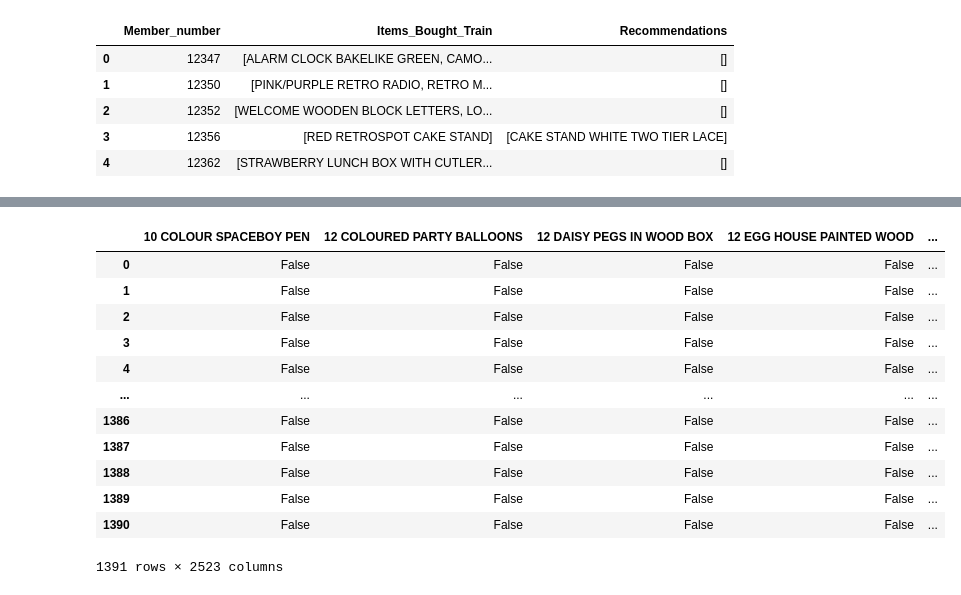
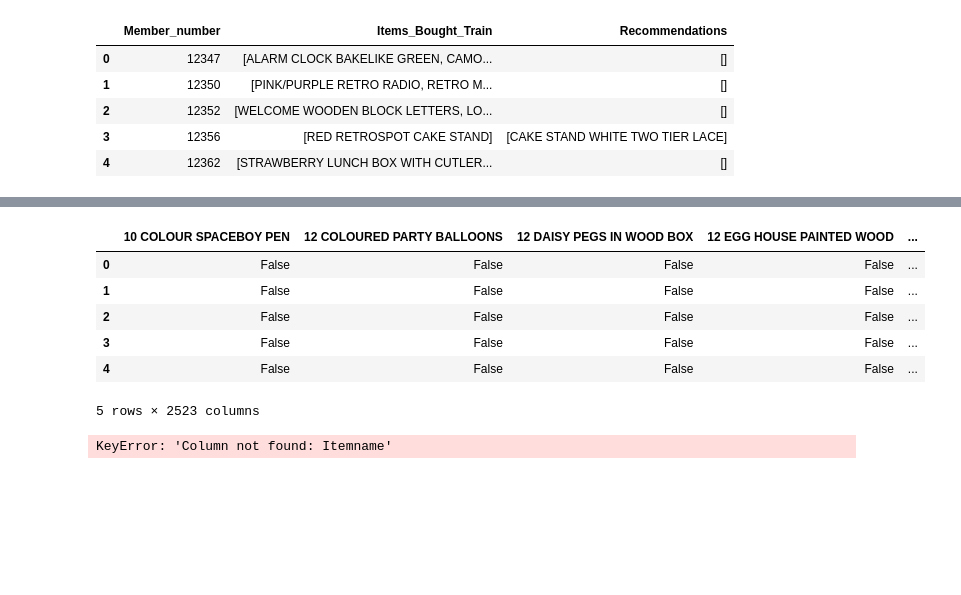
Before and after one commit to KaneZhao/Product_Recommendation, a Jupyter notebook: a1875043_assign2.ipynb, the cells around one changed output, grey strips where cells are left out. Drawn from its saved outputs; the diff is of its cells as text; code cells hidden in the pictures; blank space fills up the shorter version.

```diff
--- a/a1875043_assign2.ipynb
+++ b/a1875043_assign2.ipynb
@@ -579,23 +694,17 @@ def get_encoder_matrix(dataset: pd.DataFrame) -> pd.DataFrame:
 # %%
 # generating the encoder matrix
 trans_encoder_matrix = get_encoder_matrix(data_train)
 
 # viewing the transcation encoder matrix
-trans_encoder_matrix
+trans_encoder_matrix.head()
 # %% [output]
 |  | 10 COLOUR SPACEBOY PEN | 12 COLOURED PARTY BALLOONS | 12 DAISY PEGS IN WOOD BOX | 12 EGG HOUSE PAINTED WOOD | ... |
 | 0 | False | False | False | False | ... |
 | 1 | False | False | False | False | ... |
 | 2 | False | False | False | False | ... |
 | 3 | False | False | False | False | ... |
 | 4 | False | False | False | False | ... |
-| ... | ... | ... | ... | ... | ... |
-| 1386 | False | False | False | False | ... |
-| 1387 | False | False | False | False | ... |
-| 1388 | False | False | False | False | ... |
-| 1389 | False | False | False | False | ... |
-| 1390 | False | False | False | False | ... |
-1391 rows × 2523 columns
+5 rows × 2523 columns
 # %%
 def get_frequent_itemset(data: pd.DataFrame,
                           algorithm: str="fp-growth",
@@ -638,8 +747,11 @@ import time
 
 # getting runtime for FP-growth algorithm
 start_time = time.time()
-freq_items = get_frequent_itemset(data_train,
+freq_items = get_frequent_itemset(grocery_pivot,
                     algorithm="fp-growth",
-                    min_support=0.0006)
+                    min_support=0.01)
 fp_growth_time = time.time() - start_time
+print(fp_growth_time)
+# %% [output]
+KeyError: 'Column not found: Itemname'
 # %%
```
Also changed, not shown: parts of 19 cells of this notebook.
